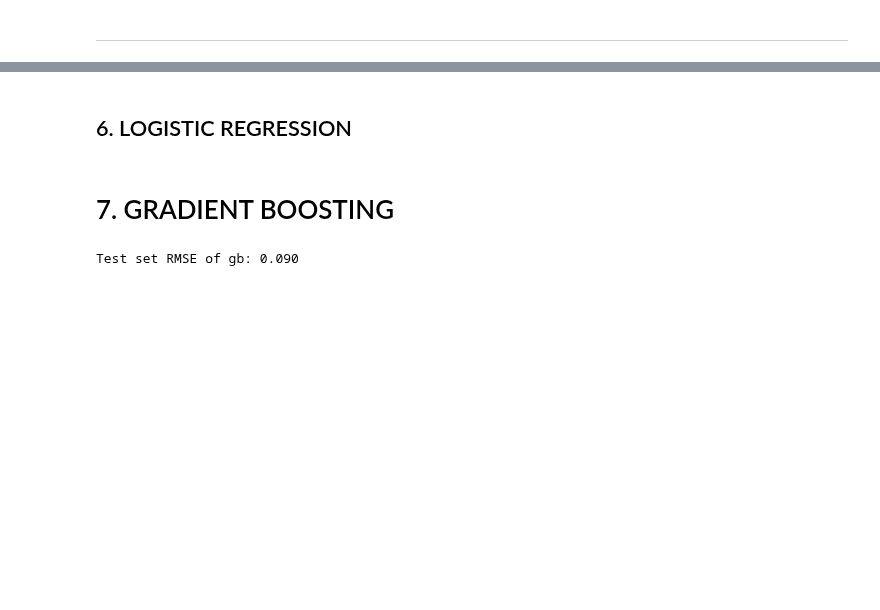
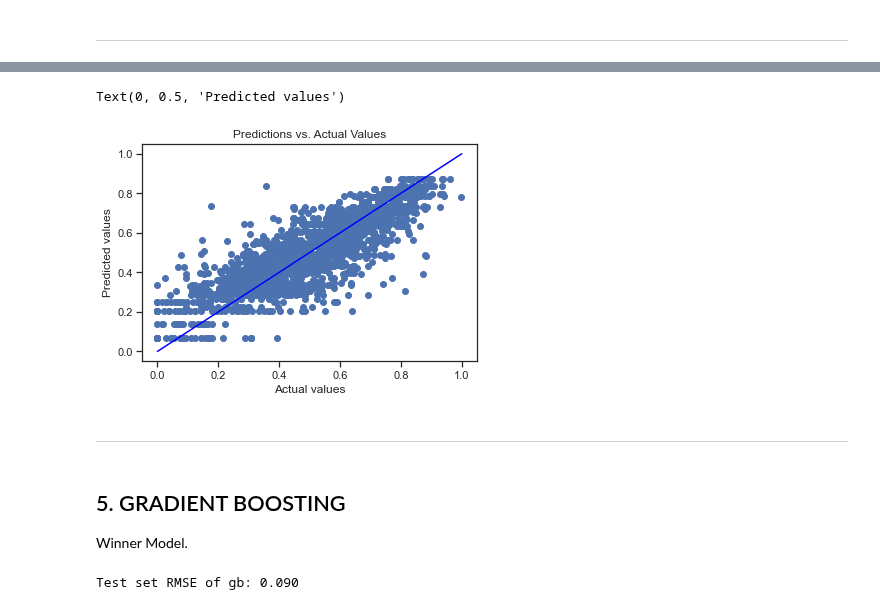
Before and after one commit to gabriellewald/education-project, a Jupyter notebook: Capstone1_pre_processing_training.ipynb, the cells around one changed output, grey strips where cells are left out. Saved outputs shown, nothing was run; the diff lists cells and outputs as text; code cells hidden in the pictures; blank space fills up the shorter version.

Commit message:
Add lasso and reorganize order of models

```diff
--- a/Capstone1_pre_processing_training.ipynb
+++ b/Capstone1_pre_processing_training.ipynb
@@ -799,3 +720 @@ Mean Squared Error - test: 0.012490937524176298
 Root Mean Squared Error - test: 0.11176286290255945
-# %% [markdown]
-## 6. LOGISTIC REGRESSION
@@ -840,5 +721,23 @@ Root Mean Squared Error - test: 0.11176286290255945
+# %%
+# Plot the predictions against the actual result
+plt.scatter(y_test, y_pred)
+
+# Add a line for perfect correlation
+plt.plot([x for x in range(0, 2)],[x for x in range(0, 2)], color='blue')
+
+# Label
+plt.title("Predictions vs. Actual Values")
+plt.xlabel("Actual values")
+plt.ylabel("Predicted values")
+# %% [output]
+Text(0, 0.5, 'Predicted values')
+[figure, added]
+# %% [markdown]
+-------
 # %% [markdown]
-# 7. GRADIENT BOOSTING
+## 5. GRADIENT BOOSTING
+
+Winner Model.
 # %%
 # Import GradientBoostingRegressor
 from sklearn.ensemble import GradientBoostingRegressor
```
Also changed, not shown: parts of 38 cells of this notebook.
